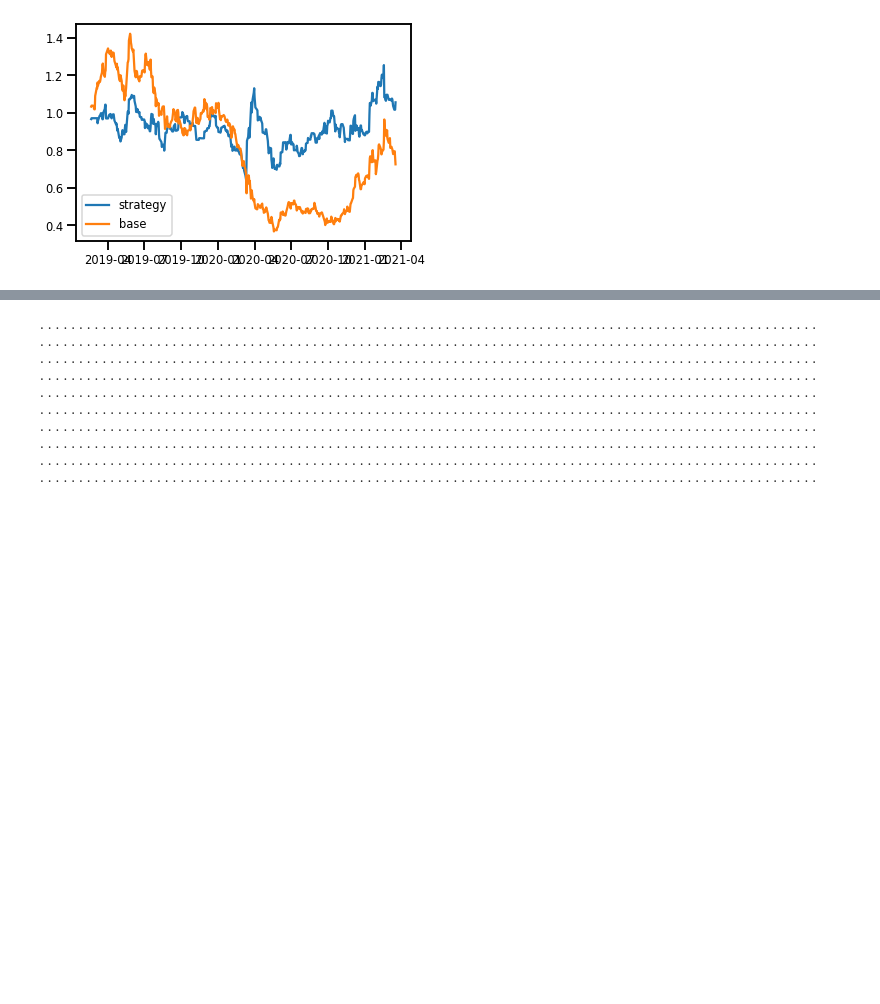
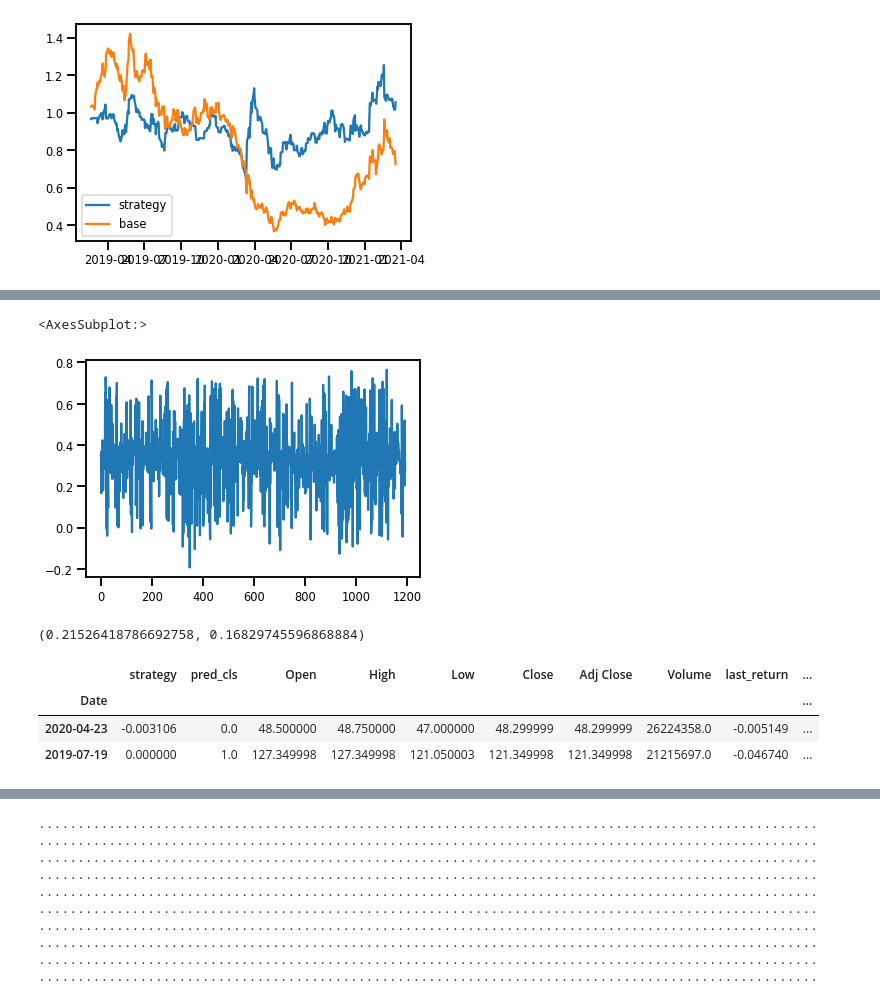
Before and after one commit to vin136/supervised_prediction, a Jupyter notebook: nbs/neural_net.ipynb, the cells around one changed output, grey strips where cells are left out. Cells and saved outputs as stored; diff of their text form; code cells hidden in the pictures; blank space fills up the shorter version.

```diff
--- a/nbs/neural_net.ipynb
+++ b/nbs/neural_net.ipynb
@@ -791,0 +902,5 @@ plt.show()
+# %%
+y_hat_preds_trn.mean(axis=1).plot()
+# %% [output]
+<AxesSubplot:>
+[figure, added]
@@ -791,0 +911,13 @@ plt.show()
+# %%
+l_filter = (std<=0.0032) & (out_cls == 2)
+s_filter = (std<=0.0032) & (out_cls == 0)
+l_filter.mean(),s_filter.mean()
+# %% [output]
+(0.21526418786692758, 0.16829745596868884)
+# %%
+vld.head(2)
+# %% [output]
+|  | strategy | pred_cls | Open | High | Low | Close | Adj Close | Volume | last_return | ... |
+| Date |  |  |  |  |  |  |  |  |  | ... |
+| 2020-04-23 | -0.003106 | 0.0 | 48.500000 | 48.750000 | 47.000000 | 48.299999 | 48.299999 | 26224358.0 | -0.005149 | ... |
+| 2019-07-19 | 0.000000 | 1.0 | 127.349998 | 127.349998 | 121.050003 | 121.349998 | 121.349998 | 21215697.0 | -0.046740 | ... |
```
Also changed, not shown: parts of 23 cells of this notebook, 9 other files.
